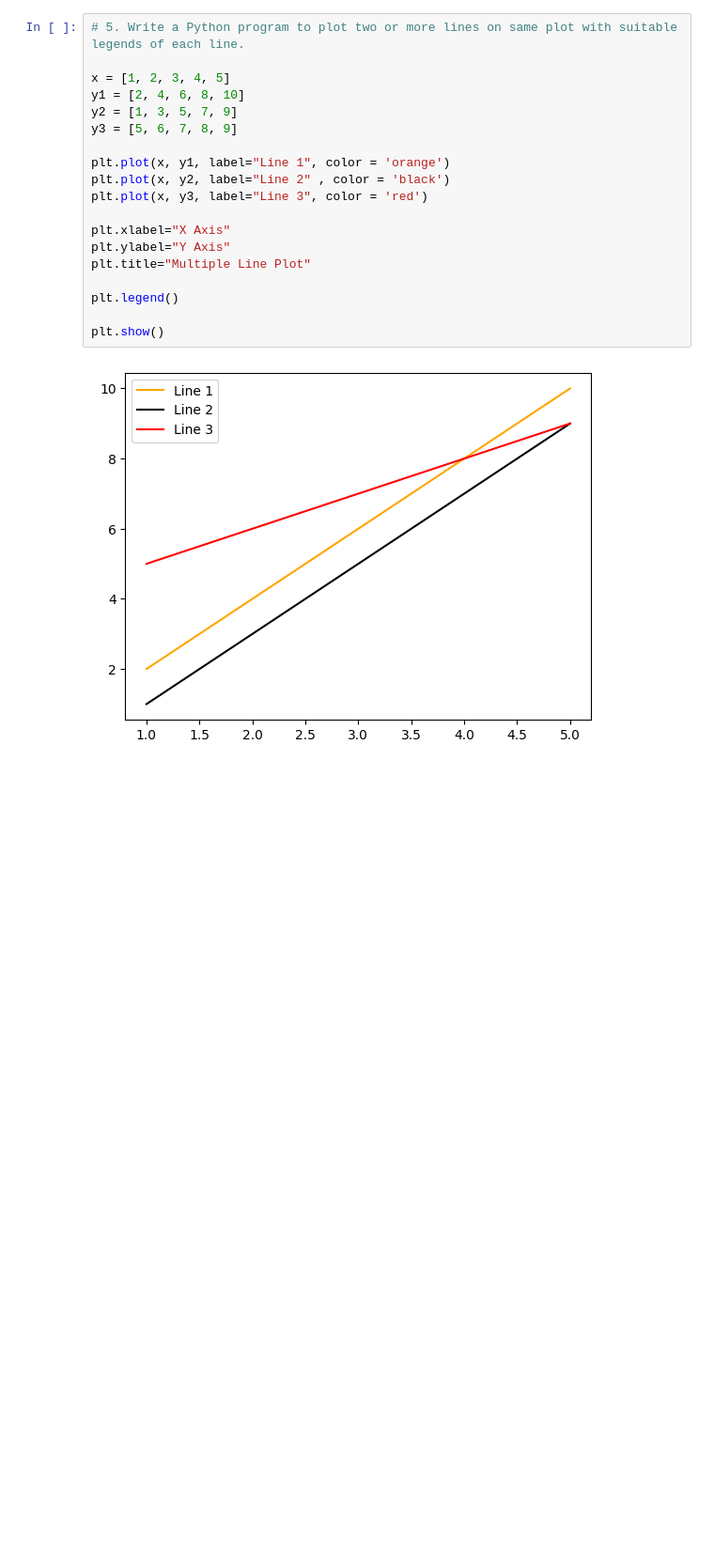
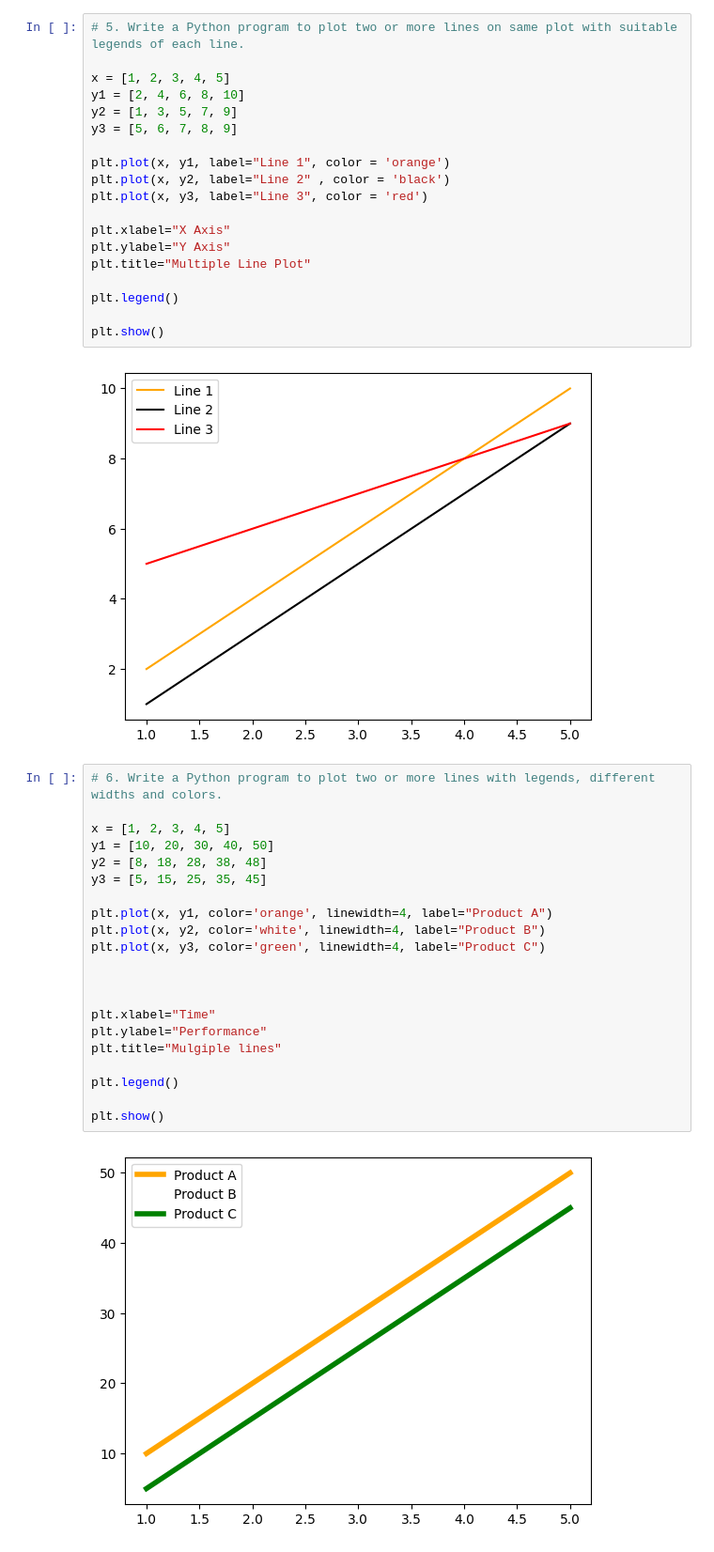
Before and after one commit to dhirajmanavalan/DataProcessing, a Jupyter notebook: Matplotlib/Problems/problems.ipynb, the cells around one changed output. Shown at 94% size. Drawn from its saved outputs; the diff is of its cells as text; blank space fills up the shorter version.

```diff
--- a/Matplotlib/Problems/problems.ipynb
+++ b/Matplotlib/Problems/problems.ipynb
@@ -106,3 +106,26 @@ plt.legend()
 plt.show()
 # %% [output]
 [figure]
+# %%
+# 6. Write a Python program to plot two or more lines with legends, different widths and colors.
+
+x = [1, 2, 3, 4, 5]
+y1 = [10, 20, 30, 40, 50]
+y2 = [8, 18, 28, 38, 48]
+y3 = [5, 15, 25, 35, 45]
+
+plt.plot(x, y1, color='orange', linewidth=4, label="Product A")
+plt.plot(x, y2, color='white', linewidth=4, label="Product B")
+plt.plot(x, y3, color='green', linewidth=4, label="Product C")
+
+
+
+plt.xlabel="Time"
+plt.ylabel="Performance"
+plt.title="Mulgiple lines"
+
+plt.legend()
+
+plt.show()
+# %% [output]
+[figure, added]
```
Also changed, not shown: parts of 4 cells of this notebook.
